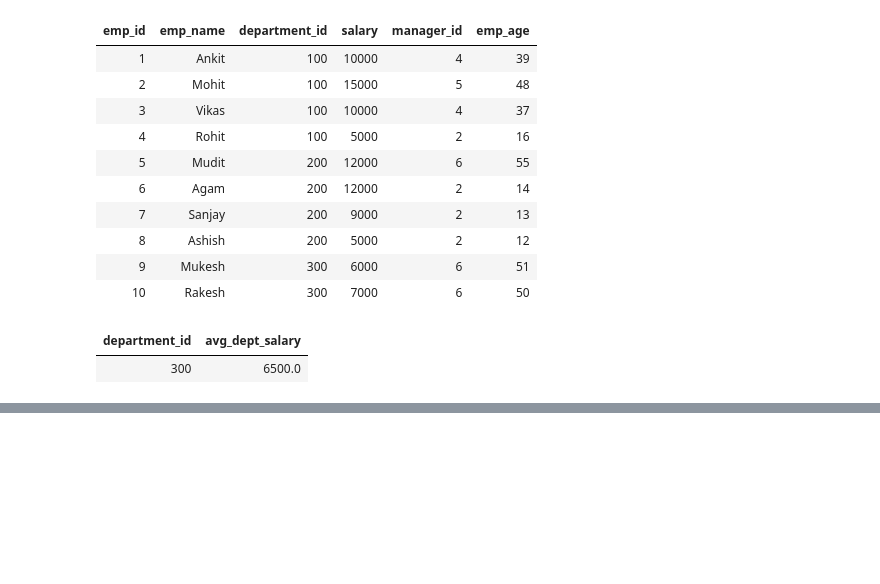
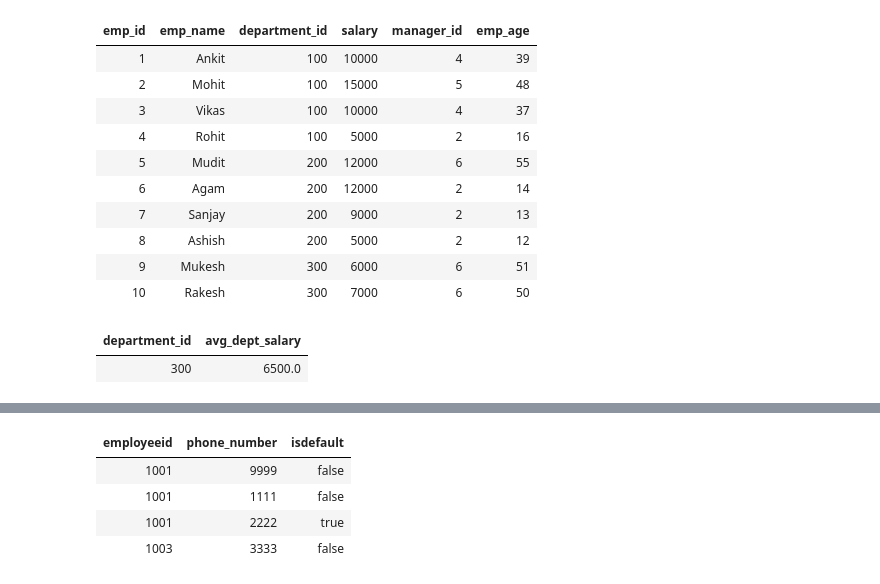
Before and after one commit to Rupam-1/SQL-Pyspark-practise_youtube, a Jupyter notebook: 06. SQL - Part4.ipynb, the cells around one changed output, grey strips where cells are left out. Cells and saved outputs as stored; diff of their text form; code cells hidden in the pictures; blank space fills up the shorter version.

```diff
--- a/06. SQL - Part4.ipynb
+++ b/06. SQL - Part4.ipynb
@@ -378,0 +429,9 @@ having avg(salary) < (select avg(salary) from emp e2 where e1.department_id != e
+# %%
+%sql
+SELECT * FROM employee_details;
+# %% [output]
+| employeeid | phone_number | isdefault |
+| 1001 | 9999 | false |
+| 1001 | 1111 | false |
+| 1001 | 2222 | true |
+| 1003 | 3333 | false |
```
Also changed, not shown: parts of 3 cells of this notebook, 1 other file.
